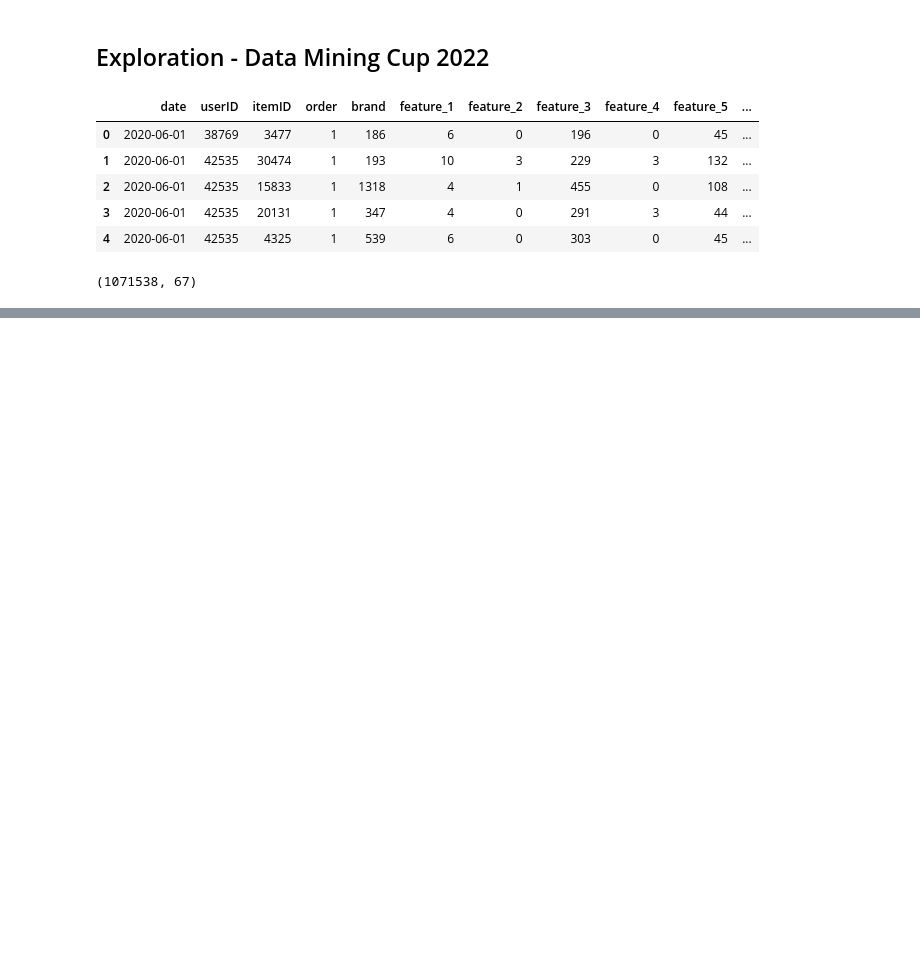
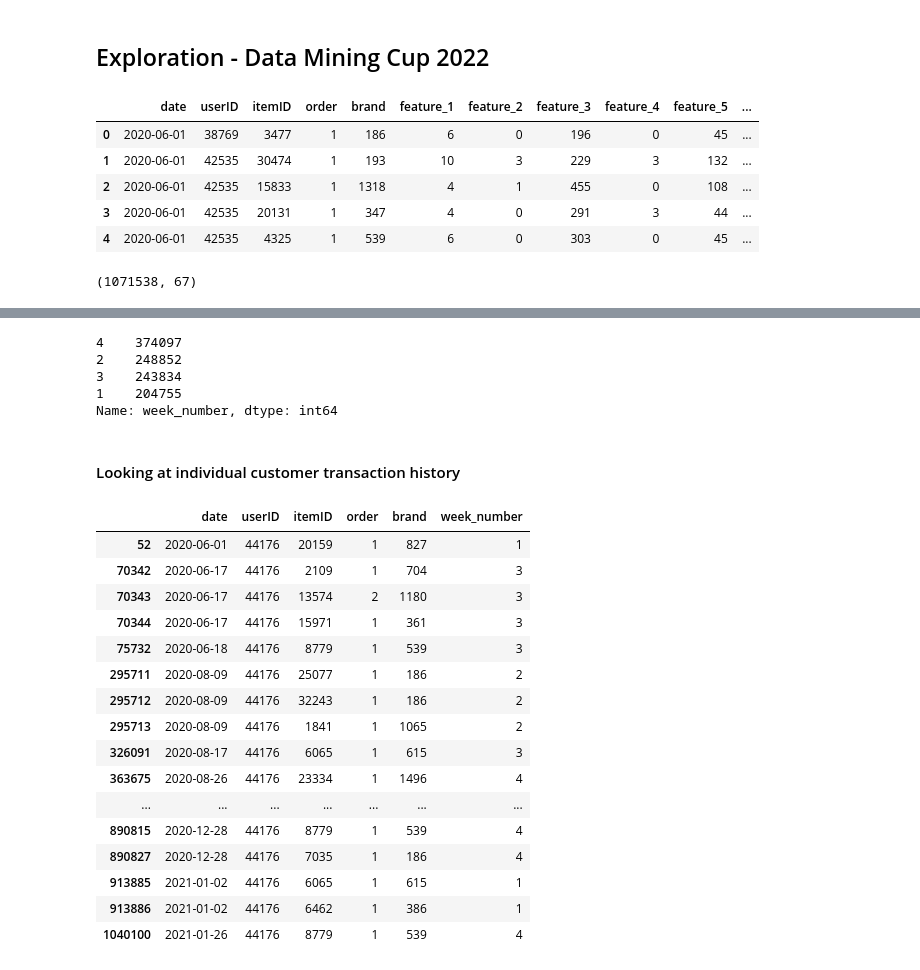
Before and after one commit to Evan-Callaghan/DATA-448-Predictive-Analytics, a Jupyter notebook: Data Mining Cup 2022/user_windows.ipynb, the cells around one changed output, grey strips where cells are left out. Saved outputs shown, nothing was run; the diff lists cells and outputs as text; code cells hidden in the pictures; blank space fills up the shorter version.

Commit message:
Exploring individual transaction data

```diff
--- a/Data Mining Cup 2022/user_windows.ipynb
+++ b/Data Mining Cup 2022/user_windows.ipynb
@@ -38,0 +60,43 @@ df.shape
+# %%
+## Appending week number of transaction
+
+df['week_number'] = int(0)
+
+for i in range(0, df.shape[0]):
+
+    ## Extracting day of the month and dividing by 7 to get week number
+    df.at[i, 'week_number'] = int(df['date'][i].day / 7) + 1
+
+    ## If the week number is greater then 4, make it 4
+    if (df.at[i, 'week_number'] > 4):
+        df.at[i, 'week_number'] = 4
+# %%
+df['week_number'].value_counts()
+# %% [output]
+4    374097
+2    248852
+3    243834
+1    204755
+Name: week_number, dtype: int64
+# %% [markdown]
+#### Looking at individual customer transaction history
+# %%
+df[df['userID'] == 44176][['date', 'userID', 'itemID', 'order', 'brand', 'week_number']]
+# %% [output]
+|  | date | userID | itemID | order | brand | week_number |
+| 52 | 2020-06-01 | 44176 | 20159 | 1 | 827 | 1 |
+| 70342 | 2020-06-17 | 44176 | 2109 | 1 | 704 | 3 |
+| 70343 | 2020-06-17 | 44176 | 13574 | 2 | 1180 | 3 |
+| 70344 | 2020-06-17 | 44176 | 15971 | 1 | 361 | 3 |
+| 75732 | 2020-06-18 | 44176 | 8779 | 1 | 539 | 3 |
+| 295711 | 2020-08-09 | 44176 | 25077 | 1 | 186 | 2 |
+| 295712 | 2020-08-09 | 44176 | 32243 | 1 | 186 | 2 |
+| 295713 | 2020-08-09 | 44176 | 1841 | 1 | 1065 | 2 |
+| 326091 | 2020-08-17 | 44176 | 6065 | 1 | 615 | 3 |
+| 363675 | 2020-08-26 | 44176 | 23334 | 1 | 1496 | 4 |
+| ... | ... | ... | ... | ... | ... | ... |
+| 890815 | 2020-12-28 | 44176 | 8779 | 1 | 539 | 4 |
+| 890827 | 2020-12-28 | 44176 | 7035 | 1 | 186 | 4 |
+| 913885 | 2021-01-02 | 44176 | 6065 | 1 | 615 | 1 |
+| 913886 | 2021-01-02 | 44176 | 6462 | 1 | 386 | 1 |
+| 1040100 | 2021-01-26 | 44176 | 8779 | 1 | 539 | 4 |
```
Also changed, not shown: parts of 4 cells of this notebook.
